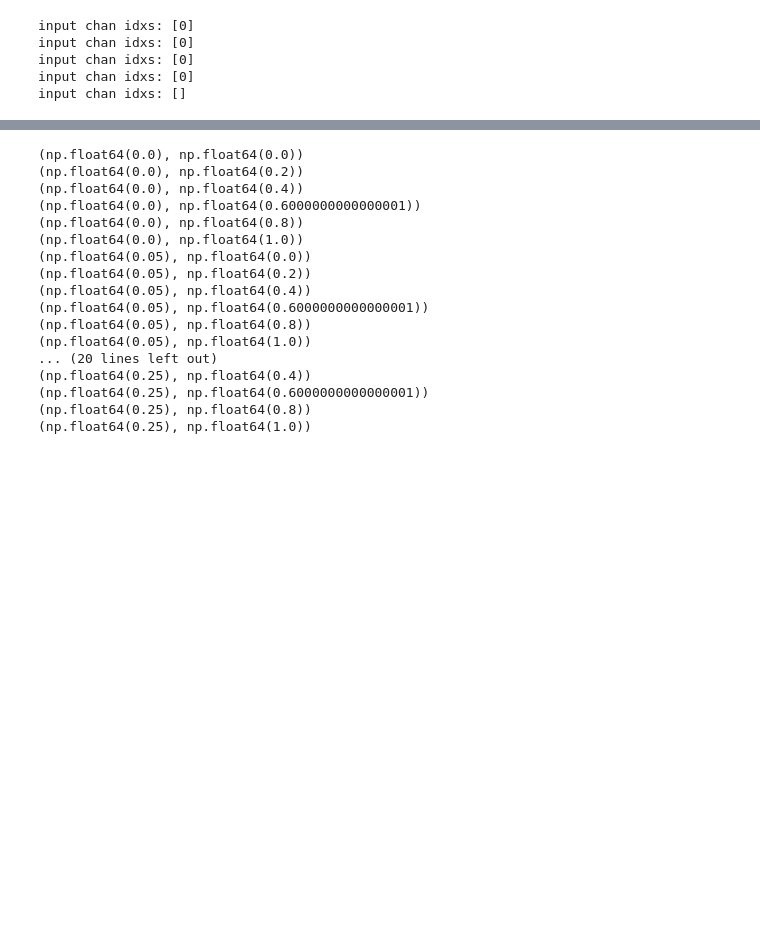
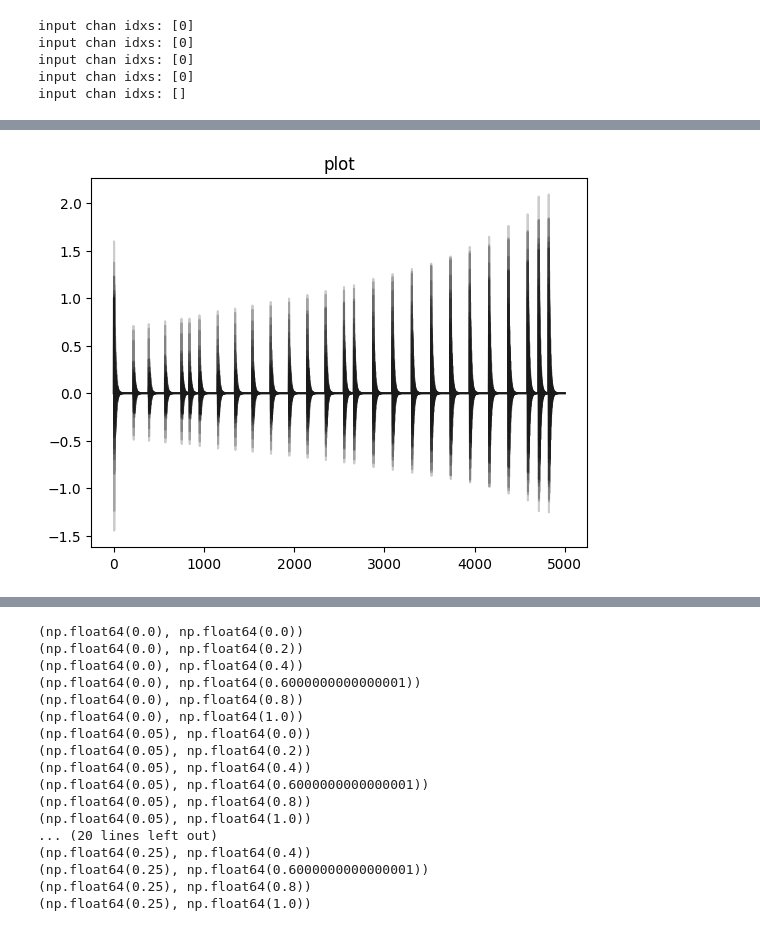
Before and after one commit to jprod/Control, a Jupyter notebook: for_paper_refactor.ipynb, the cells around one changed output, grey strips where cells are left out. Drawn from its saved outputs; the diff is of its cells as text; code cells hidden in the pictures; blank space fills up the shorter version.

```diff
--- a/for_paper_refactor.ipynb
+++ b/for_paper_refactor.ipynb
@@ -647,0 +680,7 @@ input chan idxs: []
+# %%
+plt.plot(sysout[:,3,:] - sysout[:,8,:], 'k-', alpha=2/n)
+# plt.ylim(-0.1,0.1)
+plt.title("plot")
+plt.show()
+# %% [output]
+[figure, added]
```
Also changed, not shown: parts of 19 cells of this notebook.
